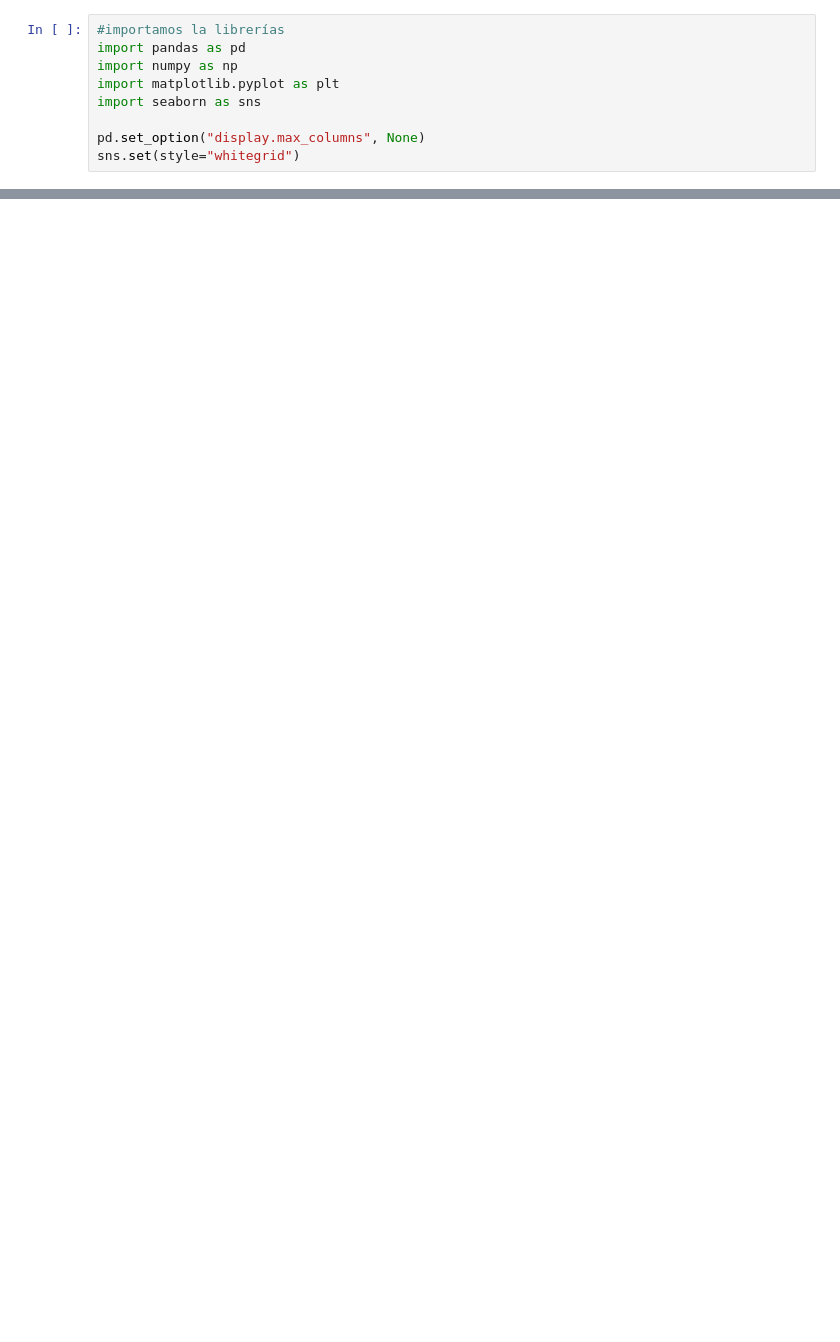
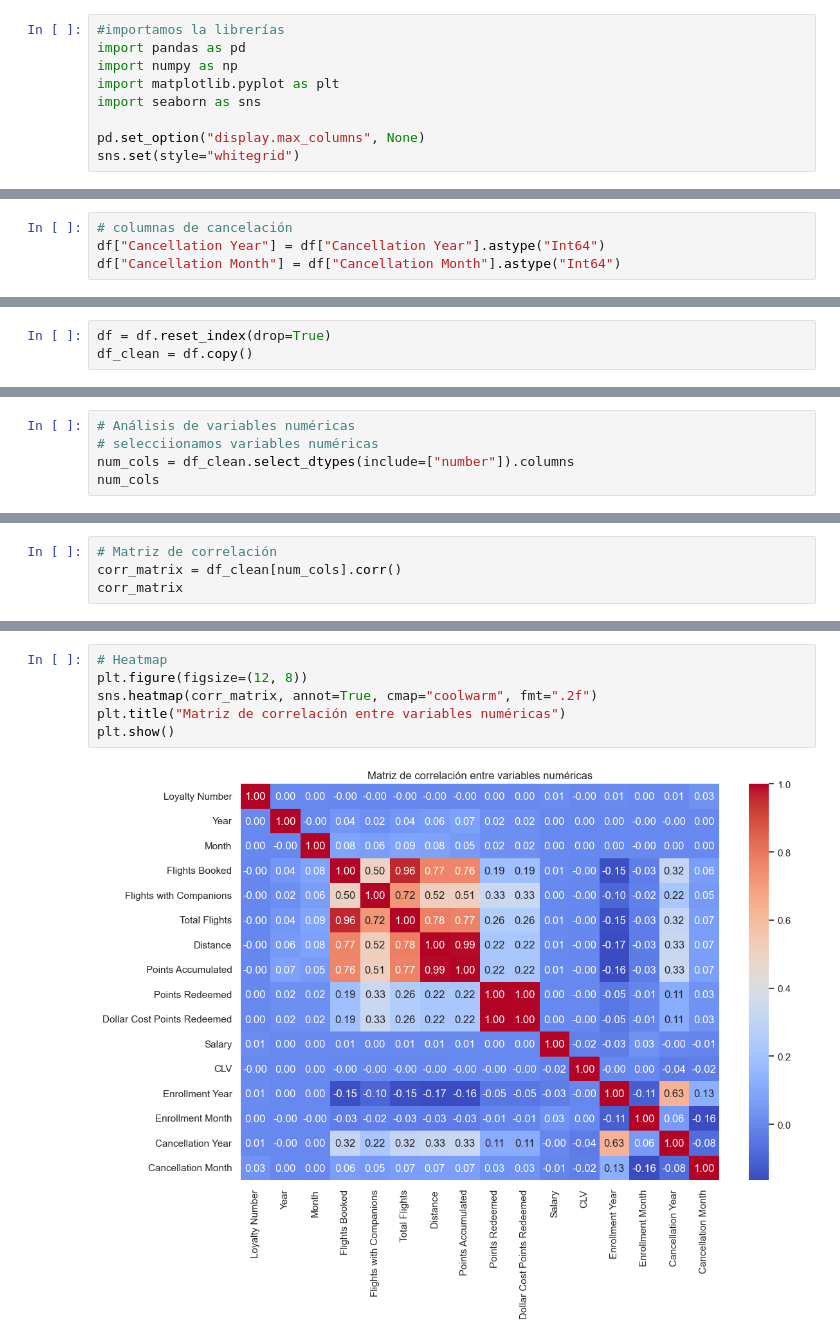
Before and after one commit to Adalab/bda-modulo-3-evaluacion-final-martalm67, a Jupyter notebook: notebooks/ejercicio-evaluación.ipynb, the cells around one changed output, grey strips where cells are left out. Saved outputs shown, nothing was run; the diff lists cells and outputs as text; blank space fills up the shorter version.

Commit message:
Añade análisis de la fase 4

```diff
--- a/notebooks/ejercicio-evaluación.ipynb
+++ b/notebooks/ejercicio-evaluación.ipynb
@@ -15,0 +339,4 @@ FileNotFoundError: [Errno 2] No such file or directory: '../data/customer_flight
+# %%
+# columnas de cancelación
+df["Cancellation Year"] = df["Cancellation Year"].astype("Int64")
+df["Cancellation Month"] = df["Cancellation Month"].astype("Int64")
@@ -15,0 +404,3 @@ FileNotFoundError: [Errno 2] No such file or directory: '../data/customer_flight
+# %%
+df = df.reset_index(drop=True)
+df_clean = df.copy()
@@ -15,0 +412,5 @@ FileNotFoundError: [Errno 2] No such file or directory: '../data/customer_flight
+# %%
+# Análisis de variables numéricas
+# selecciionamos variables numéricas
+num_cols = df_clean.select_dtypes(include=["number"]).columns
+num_cols
@@ -15,0 +537,4 @@ FileNotFoundError: [Errno 2] No such file or directory: '../data/customer_flight
+# %%
+# Matriz de correlación
+corr_matrix = df_clean[num_cols].corr()
+corr_matrix
@@ -15,0 +559,8 @@ FileNotFoundError: [Errno 2] No such file or directory: '../data/customer_flight
+# %%
+# Heatmap
+plt.figure(figsize=(12, 8))
+sns.heatmap(corr_matrix, annot=True, cmap="coolwarm", fmt=".2f")
+plt.title("Matriz de correlación entre variables numéricas")
+plt.show()
+# %% [output]
+[figure, added]
```
Also changed, not shown: parts of 87 cells of this notebook, 1 other file.
